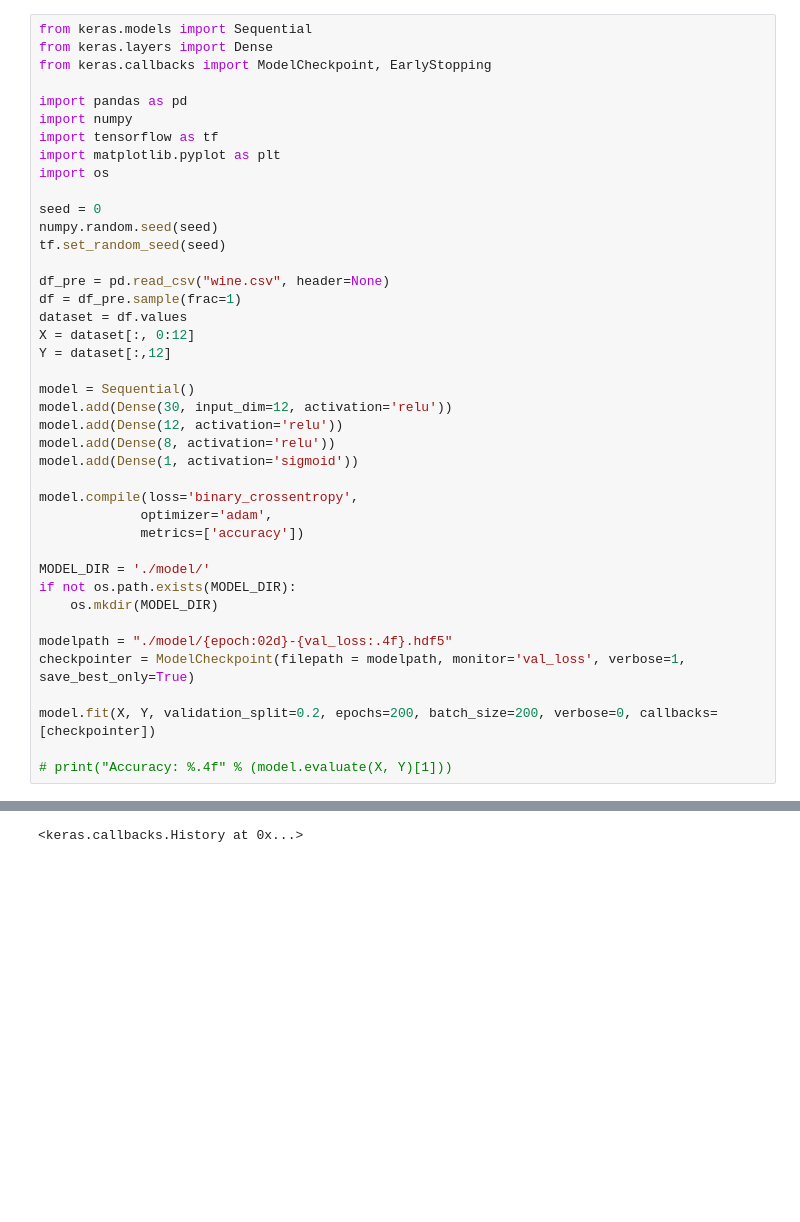
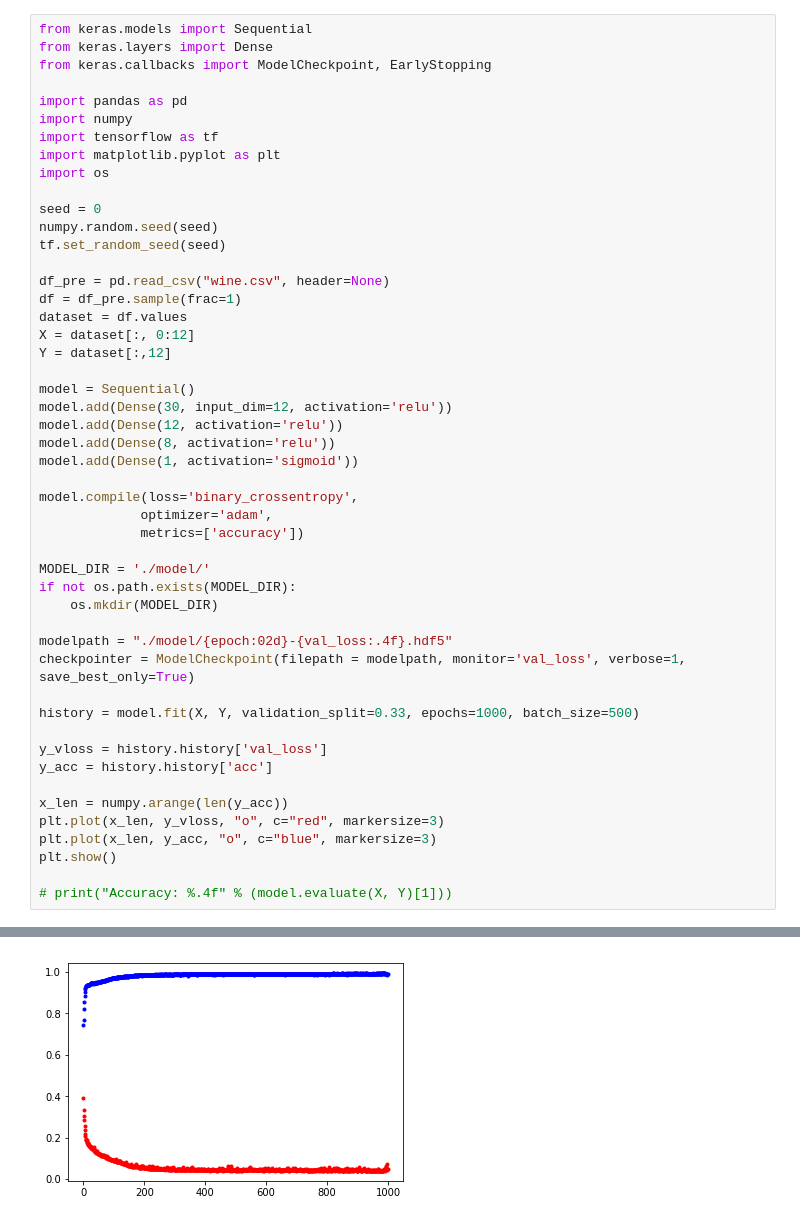
Before and after one commit to uiandwe/TIL, a Jupyter notebook: Machine_Running/1/wine.ipynb, the cells around one changed output, grey strips where cells are left out. Cells and saved outputs as stored; diff of their text form; blank space fills up the shorter version.

```diff
--- a/Machine_Running/1/wine.ipynb
+++ b/Machine_Running/1/wine.ipynb
@@ -36,7 +36,15 @@ if not os.path.exists(MODEL_DIR):
 modelpath = "./model/{epoch:02d}-{val_loss:.4f}.hdf5"
 checkpointer = ModelCheckpoint(filepath = modelpath, monitor='val_loss', verbose=1, save_best_only=True)
 
-model.fit(X, Y, validation_split=0.2, epochs=200, batch_size=200, verbose=0, callbacks=[checkpointer])
+history = model.fit(X, Y, validation_split=0.33, epochs=1000, batch_size=500)
+
+y_vloss = history.history['val_loss']
+y_acc = history.history['acc']
+
+x_len = numpy.arange(len(y_acc))
+plt.plot(x_len, y_vloss, "o", c="red", markersize=3)
+plt.plot(x_len, y_acc, "o", c="blue", markersize=3)
+plt.show()
 
 # print("Accuracy: %.4f" % (model.evaluate(X, Y)[1]))
 # %% [output]
@@ -60 +68 @@ Epoch 00200: val_loss did not improve from 0.04861
-<keras.callbacks.History at 0x...>
+[figure, added]
```
Also changed, not shown: parts of 1 cell of this notebook.
